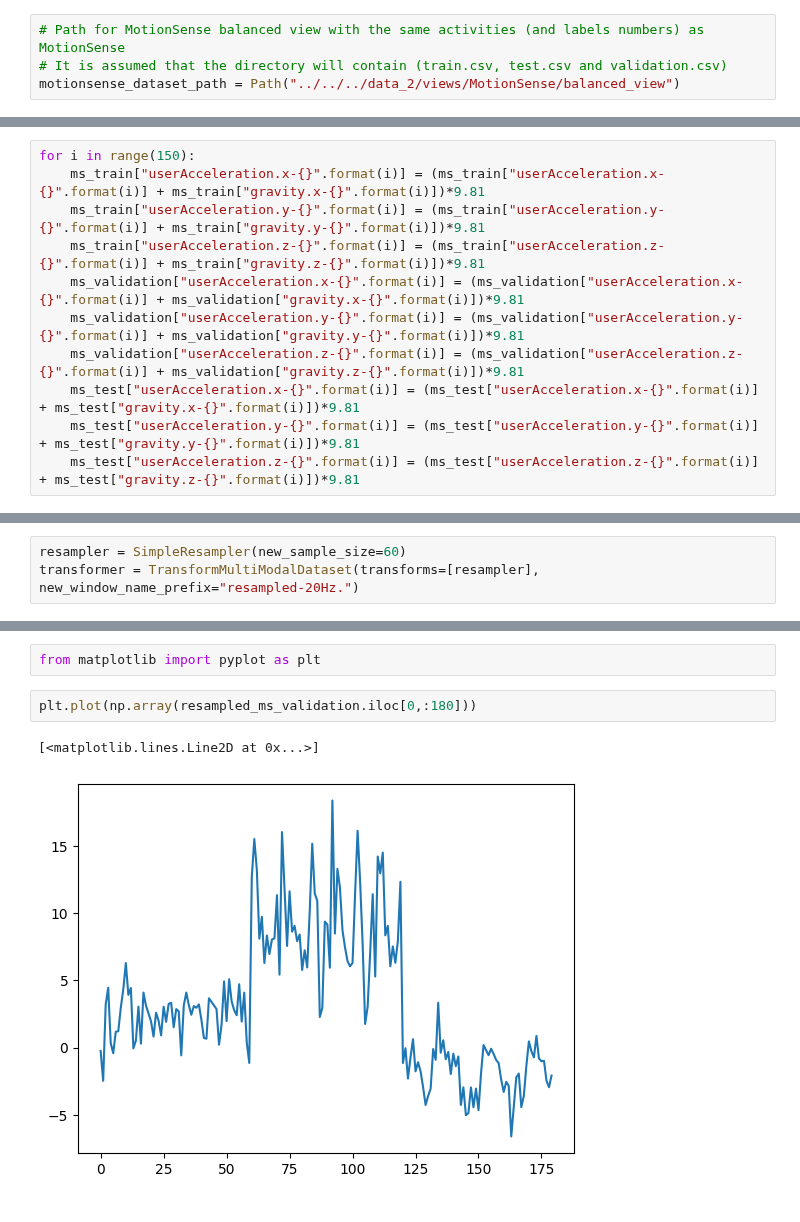
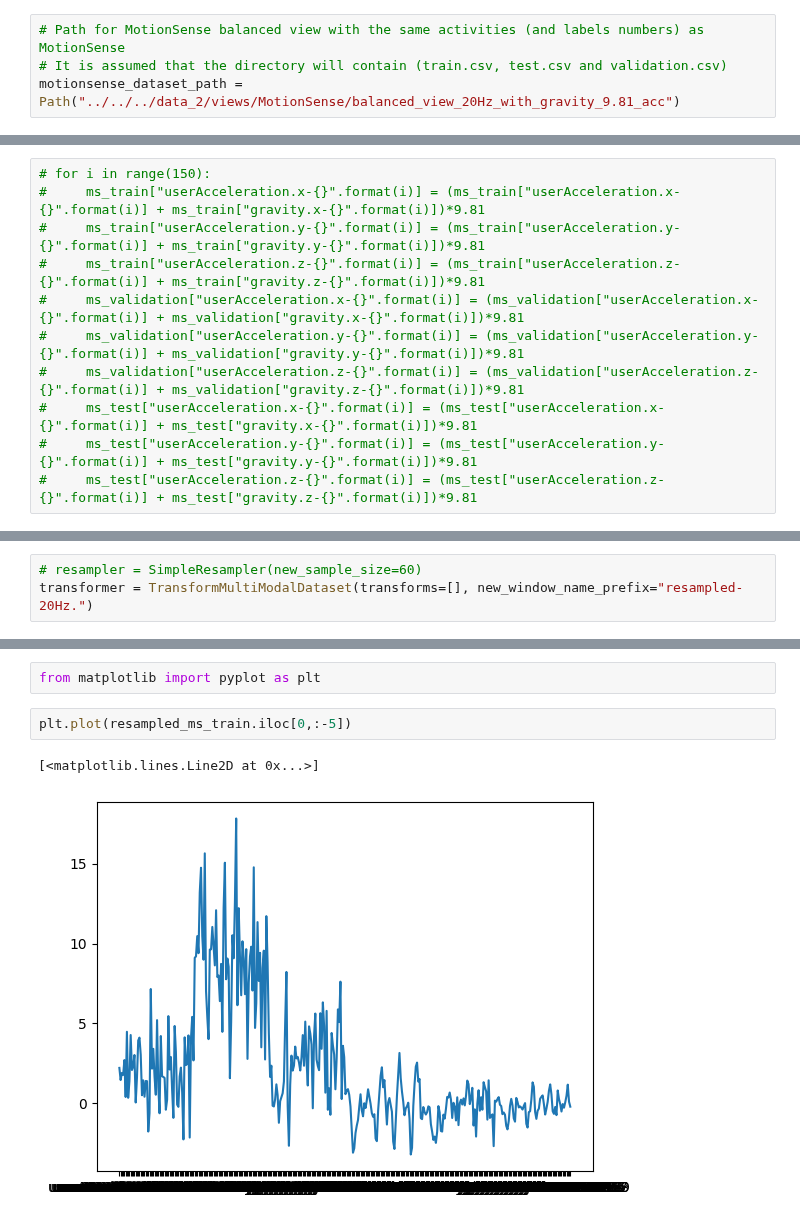
Before and after one commit to otavioon/librep-hiaac, a Jupyter notebook: notebooks/datasets_views/MotionSense/MotionSense_Resample_20Hz_with_gravity_9.81_acc.ipynb, the cells around one changed output, grey strips where cells are left out. Saved outputs shown, nothing was run; the diff lists cells and outputs as text.

Commit message:
Preprocess Motionsense Notebooks and .py

```diff
--- a/notebooks/datasets_views/MotionSense/MotionSense_Resample_20Hz_with_gravity_9.81_acc.ipynb
+++ b/notebooks/datasets_views/MotionSense/MotionSense_Resample_20Hz_with_gravity_9.81_acc.ipynb
@@ -26,7 +26,7 @@ from librep.transforms.resampler import SimpleResampler
 # %%
 # Path for MotionSense balanced view with the same activities (and labels numbers) as MotionSense
 # It is assumed that the directory will contain (train.csv, test.csv and validation.csv)
-motionsense_dataset_path = Path("../../../data_2/views/MotionSense/balanced_view")
+motionsense_dataset_path = Path("../../../data_2/views/MotionSense/balanced_view_20Hz_with_gravity_9.81_acc")
 # %% [markdown]
 Once paths is defined, we can load the CSV as pandas dataframes
 # %%
@@ -47,16 +47,16 @@ ms_train.head()
 # %% [markdown]
 Summing the gravity component and multiplying accelerometer by 9.81m/s²
 # %%
-for i in range(150):
-    ms_train["userAcceleration.x-{}".format(i)] = (ms_train["userAcceleration.x-{}".format(i)] + ms_train["gravity.x-{}".format(i)])*9.81
-    ms_train["userAcceleration.y-{}".format(i)] = (ms_train["userAcceleration.y-{}".format(i)] + ms_train["gravity.y-{}".format(i)])*9.81
-    ms_train["userAcceleration.z-{}".format(i)] = (ms_train["userAcceleration.z-{}".format(i)] + ms_train["gravity.z-{}".format(i)])*9.81
-    ms_validation["userAcceleration.x-{}".format(i)] = (ms_validation["userAcceleration.x-{}".format(i)] + ms_validation["gravity.x-{}".format(i)])*9.81
-    ms_validation["userAcceleration.y-{}".format(i)] = (ms_validation["userAcceleration.y-{}".format(i)] + ms_validation["gravity.y-{}".format(i)])*9.81
-    ms_validation["userAcceleration.z-{}".format(i)] = (ms_validation["userAcceleration.z-{}".format(i)] + ms_validation["gravity.z-{}".format(i)])*9.81
-    ms_test["userAcceleration.x-{}".format(i)] = (ms_test["userAcceleration.x-{}".format(i)] + ms_test["gravity.x-{}".format(i)])*9.81
-    ms_test["userAcceleration.y-{}".format(i)] = (ms_test["userAcceleration.y-{}".format(i)] + ms_test["gravity.y-{}".format(i)])*9.81
-    ms_test["userAcceleration.z-{}".format(i)] = (ms_test["userAcceleration.z-{}".format(i)] + ms_test["gravity.z-{}".format(i)])*9.81
+# for i in range(150):
+#     ms_train["userAcceleration.x-{}".format(i)] = (ms_train["userAcceleration.x-{}".format(i)] + ms_train["gravity.x-{}".format(i)])*9.81
+#     ms_train["userAcceleration.y-{}".format(i)] = (ms_train["userAcceleration.y-{}".format(i)] + ms_train["gravity.y-{}".format(i)])*9.81
+#     ms_train["userAcceleration.z-{}".format(i)] = (ms_train["userAcceleration.z-{}".format(i)] + ms_train["gravity.z-{}".format(i)])*9.81
+#     ms_validation["userAcceleration.x-{}".format(i)] = (ms_validation["userAcceleration.x-{}".format(i)] + ms_validation["gravity.x-{}".format(i)])*9.81
+#     ms_validation["userAcceleration.y-{}".format(i)] = (ms_validation["userAcceleration.y-{}".format(i)] + ms_validation["gravity.y-{}".format(i)])*9.81
+#     ms_validation["userAcceleration.z-{}".format(i)] = (ms_validation["userAcceleration.z-{}".format(i)] + ms_validation["gravity.z-{}".format(i)])*9.81
+#     ms_test["userAcceleration.x-{}".format(i)] = (ms_test["userAcceleration.x-{}".format(i)] + ms_test["gravity.x-{}".format(i)])*9.81
+#     ms_test["userAcceleration.y-{}".format(i)] = (ms_test["userAcceleration.y-{}".format(i)] + ms_test["gravity.y-{}".format(i)])*9.81
+#     ms_test["userAcceleration.z-{}".format(i)] = (ms_test["userAcceleration.z-{}".format(i)] + ms_test["gravity.z-{}".format(i)])*9.81
 # %% [markdown]
 ## Creating librep dataset
 # %%
@@ -149,8 +167,8 @@ columns = np.concatenate((accel_x, accel_y, accel_z, gyro_x, gyro_y, gyro_z))
 # %% [markdown]
 ### Creating the resampled dataframes
 # %%
-resampler = SimpleResampler(new_sample_size=60)
-transformer = TransformMultiModalDataset(transforms=[resampler], new_window_name_prefix="resampled-20Hz.")
+# resampler = SimpleResampler(new_sample_size=60)
+transformer = TransformMultiModalDataset(transforms=[], new_window_name_prefix="resampled-20Hz.")
 # %%
 resampled_ms_train_samples_df = pd.DataFrame(transformer(ms_train_dataset)[:][0], columns=columns)
 resampled_ms_train = pd.concat([resampled_ms_train_samples_df, ms_train.iloc[:, -5:]], axis=1)
@@ -247,7 +265,7 @@ pandas_io.save(train=resampled_ms_train, validation=resampled_ms_validation, tes
 # %%
 from matplotlib import pyplot as plt
 # %%
-plt.plot(np.array(resampled_ms_validation.iloc[0,:180]))
+plt.plot(resampled_ms_train.iloc[0,:-5])
 # %% [output]
 [<matplotlib.lines.Line2D at 0x...>]
-[figure, old version]
+[figure, new version]
```
Also changed, not shown: parts of 6 cells of this notebook, 31 other files.
